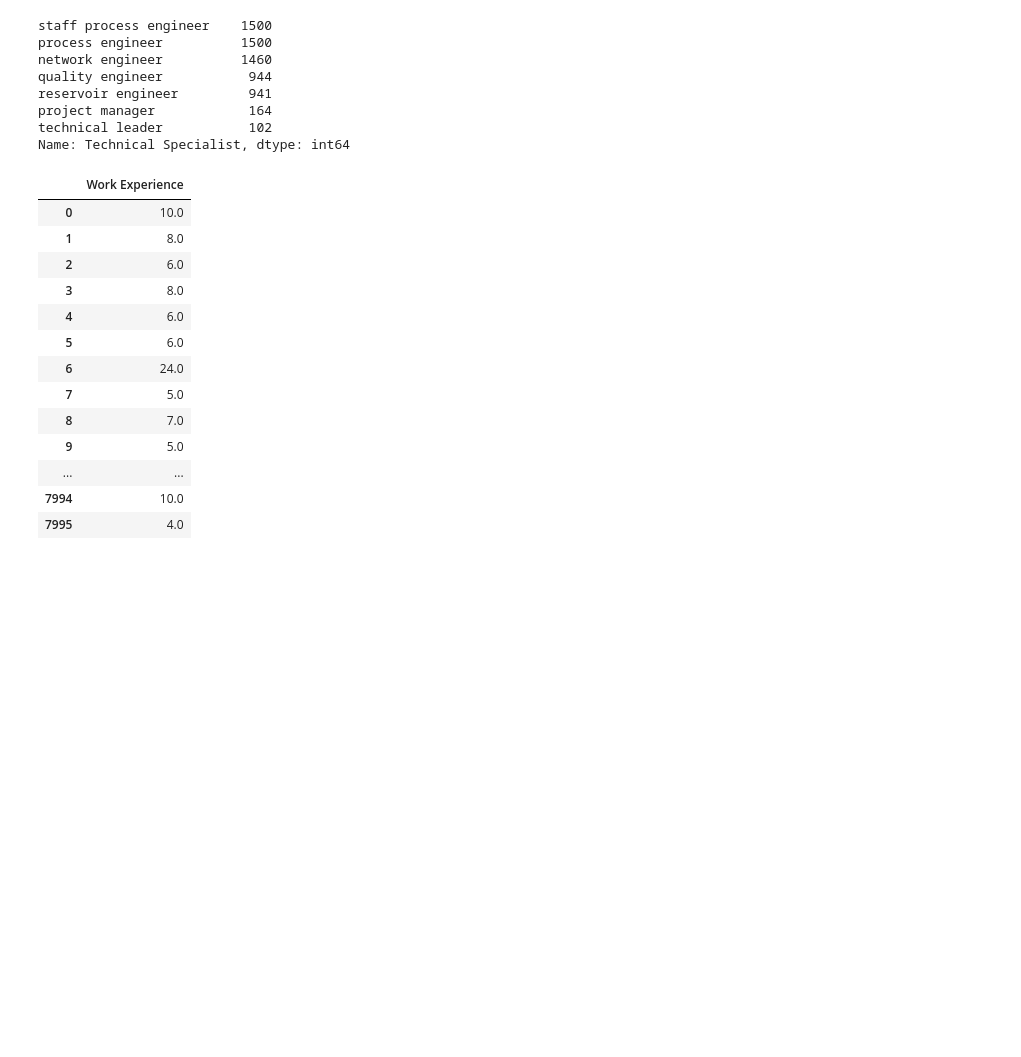
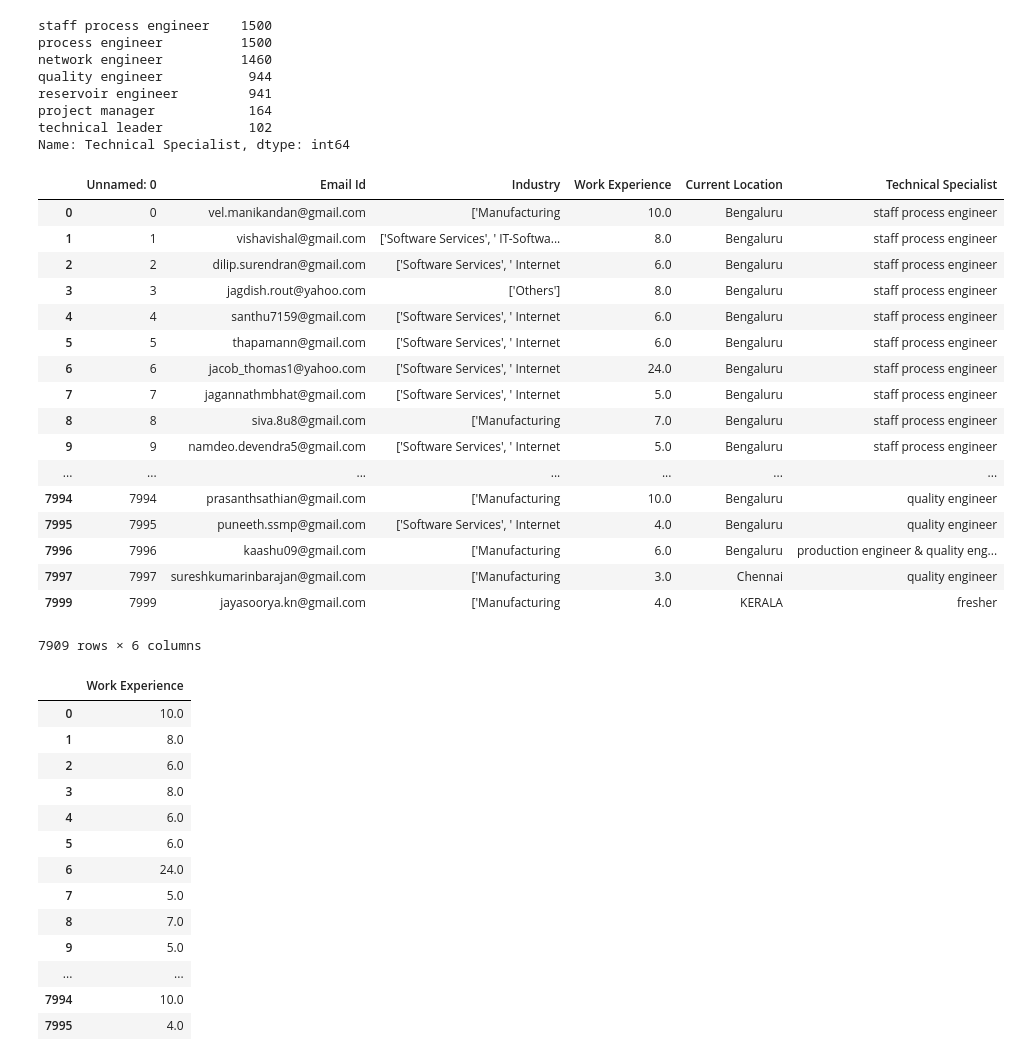
Before and after one commit to Aftabkhan2055/Machine-learning-projects, a Jupyter notebook: Salary_prediction.ipynb, the cells around one changed output. Cells and saved outputs as stored; diff of their text form; code cells hidden in the pictures; blank space fills up the shorter version.

```diff
--- a/Salary_prediction.ipynb
+++ b/Salary_prediction.ipynb
@@ -636,6 +625,26 @@ Name: Technical Specialist, dtype: int64
 salary_pred.to_csv("DataModel.csv",index=False)
 # %%
 x=salary_pred.drop(['Current Salary'],axis=1)
+x
+# %% [output]
+|  | Unnamed: 0 | Email Id | Industry | Work Experience | Current Location | Technical Specialist |
+| 0 | 0 | vel.manikandan@gmail.com | ['Manufacturing | 10.0 | Bengaluru | staff process engineer |
+| 1 | 1 | vishavishal@gmail.com | ['Software Services', ' IT-Softwa... | 8.0 | Bengaluru | staff process engineer |
+| 2 | 2 | dilip.surendran@gmail.com | ['Software Services', ' Internet | 6.0 | Bengaluru | staff process engineer |
+| 3 | 3 | jagdish.rout@yahoo.com | ['Others'] | 8.0 | Bengaluru | staff process engineer |
+| 4 | 4 | santhu7159@gmail.com | ['Software Services', ' Internet | 6.0 | Bengaluru | staff process engineer |
+| 5 | 5 | thapamann@gmail.com | ['Software Services', ' Internet | 6.0 | Bengaluru | staff process engineer |
+| 6 | 6 | jacob_thomas1@yahoo.com | ['Software Services', ' Internet | 24.0 | Bengaluru | staff process engineer |
+| 7 | 7 | jagannathmbhat@gmail.com | ['Software Services', ' Internet | 5.0 | Bengaluru | staff process engineer |
+| 8 | 8 | siva.8u8@gmail.com | ['Manufacturing | 7.0 | Bengaluru | staff process engineer |
+| 9 | 9 | namdeo.devendra5@gmail.com | ['Software Services', ' Internet | 5.0 | Bengaluru | staff process engineer |
+| ... | ... | ... | ... | ... | ... | ... |
+| 7994 | 7994 | prasanthsathian@gmail.com | ['Manufacturing | 10.0 | Bengaluru | quality engineer |
+| 7995 | 7995 | puneeth.ssmp@gmail.com | ['Software Services', ' Internet | 4.0 | Bengaluru | quality engineer |
+| 7996 | 7996 | kaashu09@gmail.com | ['Manufacturing | 6.0 | Bengaluru | production engineer & quality eng... |
+| 7997 | 7997 | sureshkumarinbarajan@gmail.com | ['Manufacturing | 3.0 | Chennai | quality engineer |
+| 7999 | 7999 | jayasoorya.kn@gmail.com | ['Manufacturing | 4.0 | KERALA | fresher |
+7909 rows × 6 columns
 # %%
 x = pd.DataFrame(salary_pred['Work Experience'])
 x
```
Also changed, not shown: parts of 58 cells of this notebook.
